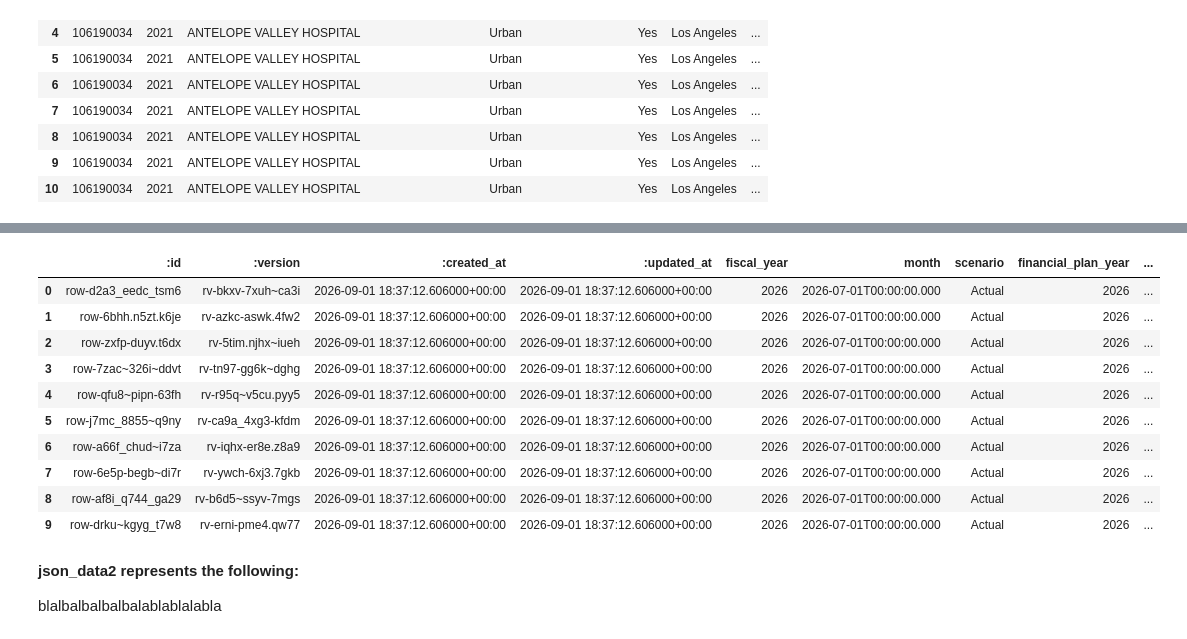
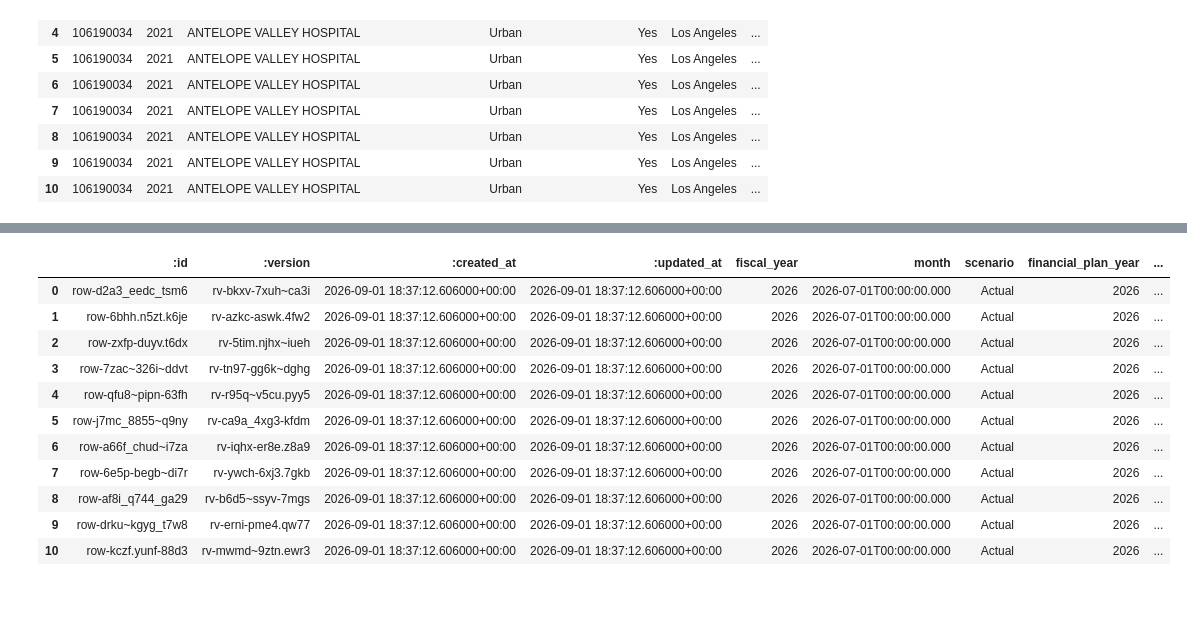
Before and after one commit to Yaghs/datasci_1_loading, a Jupyter notebook: HHA_507_HW1.ipynb, the cells around one changed output, grey strips where cells are left out. Cells and saved outputs as stored; diff of their text form; code cells hidden in the pictures; blank space fills up the shorter version.

```diff
--- a/HHA_507_HW1.ipynb
+++ b/HHA_507_HW1.ipynb
@@ -24,9 +24,9 @@ xlsx_data3 = '/content/Data/XLSX_files/supplier-diversity-in-california-hospital
 # %% [markdown]
 **THE CELL BELOW IS ASSIGNING THE JSON FILES FROM THEIR RELATIVE PATHS TO THE FOLLOWING VARIABLES: json_data1, json_data2, json_data3**
 # %%
-json_data1 = '/content/Data/JSON_files/MTA-headcount-2024.json'
-json_data2 = '/content/Data/JSON_files/MTA-subway-delays-2020.json'
-json_data3 = '/content/Data/JSON_files/retail-food-stores.json'
+json_data1 = '/content/Data/MTA-headcount-2024.json'
+json_data2 = '/content/Data/MTA-subway-delays-2020.json'
+json_data3 = '/content/Data/retail-food-stores.json'
 # %% [markdown]
 **csv_data1 represents the following:**
 
@@ -535,19 +593,16 @@ blablablablablalbalbalba
 # %%
 df7 = pd.read_json(json_data1)
-df7.head(10)
+df7.head(11)
 # %% [output]
 |  | :id | :version | :created_at | :updated_at | fiscal_year | month | scenario | financial_plan_year | ... |
 | 0 | row-d2a3_eedc_tsm6 | rv-bkxv-7xuh~ca3i | 2026-09-01 18:37:12.606000+00:00 | 2026-09-01 18:37:12.606000+00:00 | 2026 | 2026-07-01T00:00:00.000 | Actual | 2026 | ... |
 | 1 | row-6bhh.n5zt.k6je | rv-azkc-aswk.4fw2 | 2026-09-01 18:37:12.606000+00:00 | 2026-09-01 18:37:12.606000+00:00 | 2026 | 2026-07-01T00:00:00.000 | Actual | 2026 | ... |
 | 2 | row-zxfp-duyv.t6dx | rv-5tim.njhx~iueh | 2026-09-01 18:37:12.606000+00:00 | 2026-09-01 18:37:12.606000+00:00 | 2026 | 2026-07-01T00:00:00.000 | Actual | 2026 | ... |
 | 3 | row-7zac~326i~ddvt | rv-tn97-gg6k~dghg | 2026-09-01 18:37:12.606000+00:00 | 2026-09-01 18:37:12.606000+00:00 | 2026 | 2026-07-01T00:00:00.000 | Actual | 2026 | ... |
 | 4 | row-qfu8~pipn-63fh | rv-r95q~v5cu.pyy5 | 2026-09-01 18:37:12.606000+00:00 | 2026-09-01 18:37:12.606000+00:00 | 2026 | 2026-07-01T00:00:00.000 | Actual | 2026 | ... |
 | 5 | row-j7mc_8855~q9ny | rv-ca9a_4xg3-kfdm | 2026-09-01 18:37:12.606000+00:00 | 2026-09-01 18:37:12.606000+00:00 | 2026 | 2026-07-01T00:00:00.000 | Actual | 2026 | ... |
 | 6 | row-a66f_chud~i7za | rv-iqhx-er8e.z8a9 | 2026-09-01 18:37:12.606000+00:00 | 2026-09-01 18:37:12.606000+00:00 | 2026 | 2026-07-01T00:00:00.000 | Actual | 2026 | ... |
 | 7 | row-6e5p-begb~di7r | rv-ywch-6xj3.7gkb | 2026-09-01 18:37:12.606000+00:00 | 2026-09-01 18:37:12.606000+00:00 | 2026 | 2026-07-01T00:00:00.000 | Actual | 2026 | ... |
 | 8 | row-af8i_q744_ga29 | rv-b6d5~ssyv-7mgs | 2026-09-01 18:37:12.606000+00:00 | 2026-09-01 18:37:12.606000+00:00 | 2026 | 2026-07-01T00:00:00.000 | Actual | 2026 | ... |
 | 9 | row-drku~kgyg_t7w8 | rv-erni-pme4.qw77 | 2026-09-01 18:37:12.606000+00:00 | 2026-09-01 18:37:12.606000+00:00 | 2026 | 2026-07-01T00:00:00.000 | Actual | 2026 | ... |
+| 10 | row-kczf.yunf-88d3 | rv-mwmd~9ztn.ewr3 | 2026-09-01 18:37:12.606000+00:00 | 2026-09-01 18:37:12.606000+00:00 | 2026 | 2026-07-01T00:00:00.000 | Actual | 2026 | ... |
-# %% [markdown]
-**json_data2 represents the following:**
-
-blalbalbalbalbalablablalabla
```
Also changed, not shown: parts of 10 cells of this notebook.
